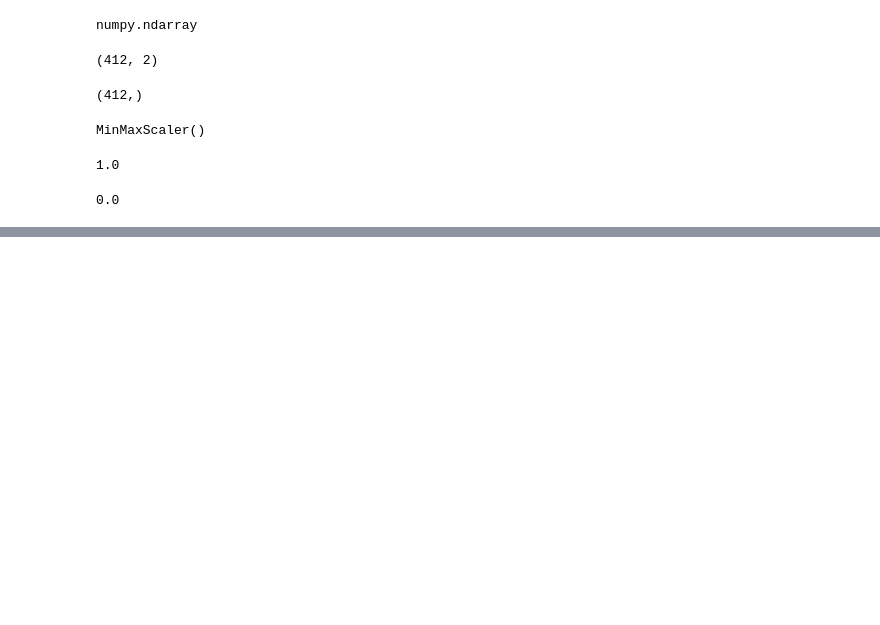
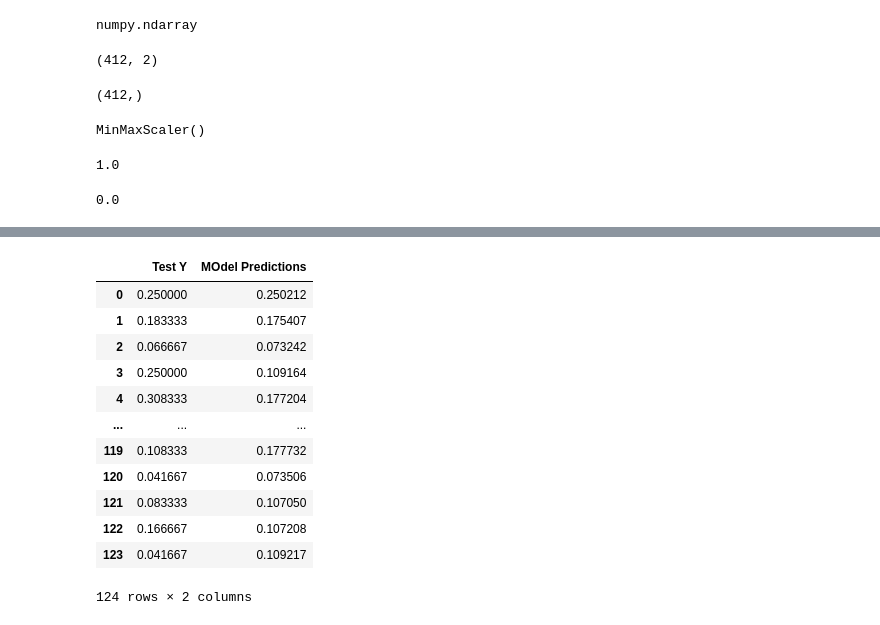
Before and after one commit to veljkoph/mobile-data-analysis, a Jupyter notebook: Project algorithm.ipynb, the cells around one changed output, grey strips where cells are left out. Cells and saved outputs as stored; diff of their text form; code cells hidden in the pictures; blank space fills up the shorter version.

```diff
--- a/Project algorithm.ipynb
+++ b/Project algorithm.ipynb
@@ -316,0 +345,16 @@ Epoch 100/100
+# %%
+training_score = model.evaluate(X_train, y_train_scaled)
+test_score = model.evaluate(X_test,y_test)
+
+#has output
+test_score
+#Something is NaN again
+nan_indices_test = np.isnan(y_test)
+print("Number of NaN values in y_test:", np.sum(nan_indices_test))
+mean_value_test = np.nanmean(y_test_scaled)
+y_test_scaled[nan_indices_test] = mean_value_test
+training_score = model.evaluate(X_train, y_train_scaled)
+#FIXED TEST
+test_score = model.evaluate(X_test, y_test_scaled)
+print("Training Loss:", training_score)
+print("Test Loss:", test_score)
@@ -316,0 +369,4 @@ Epoch 100/100
+# %%
+test_prediction = model.predict(X_test)
+test_prediction = pd.Series(test_prediction.reshape(124,))
+test_prediction
@@ -316,0 +387,20 @@ Epoch 100/100
+# %%
+pred_df = pd.DataFrame(y_test_scaled, columns=['Test Y'])
+pred_df = pd.concat([pred_df,test_prediction], axis=1)
+# %%
+pred_df.columns = ['Test Y', 'MOdel Predictions']
+pred_df
+# %% [output]
+|  | Test Y | MOdel Predictions |
+| 0 | 0.250000 | 0.250212 |
+| 1 | 0.183333 | 0.175407 |
+| 2 | 0.066667 | 0.073242 |
+| 3 | 0.250000 | 0.109164 |
+| 4 | 0.308333 | 0.177204 |
+| ... | ... | ... |
+| 119 | 0.108333 | 0.177732 |
+| 120 | 0.041667 | 0.073506 |
+| 121 | 0.083333 | 0.107050 |
+| 122 | 0.166667 | 0.107208 |
+| 123 | 0.041667 | 0.109217 |
+124 rows × 2 columns
```
Also changed, not shown: parts of 9 cells of this notebook.
